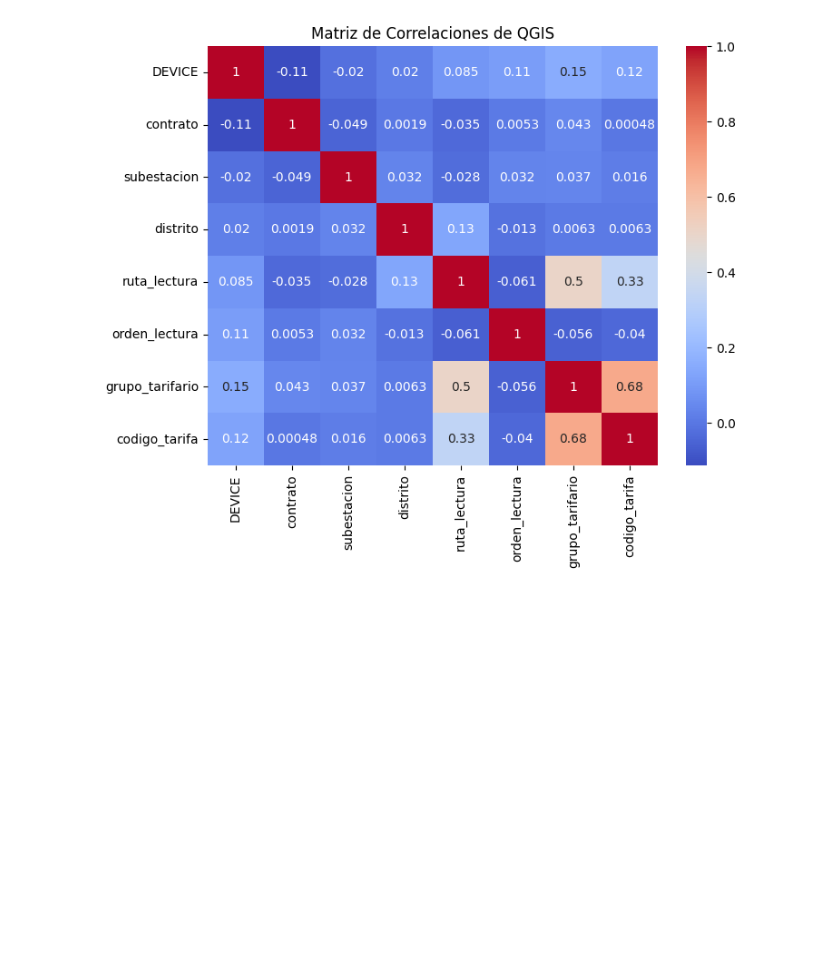
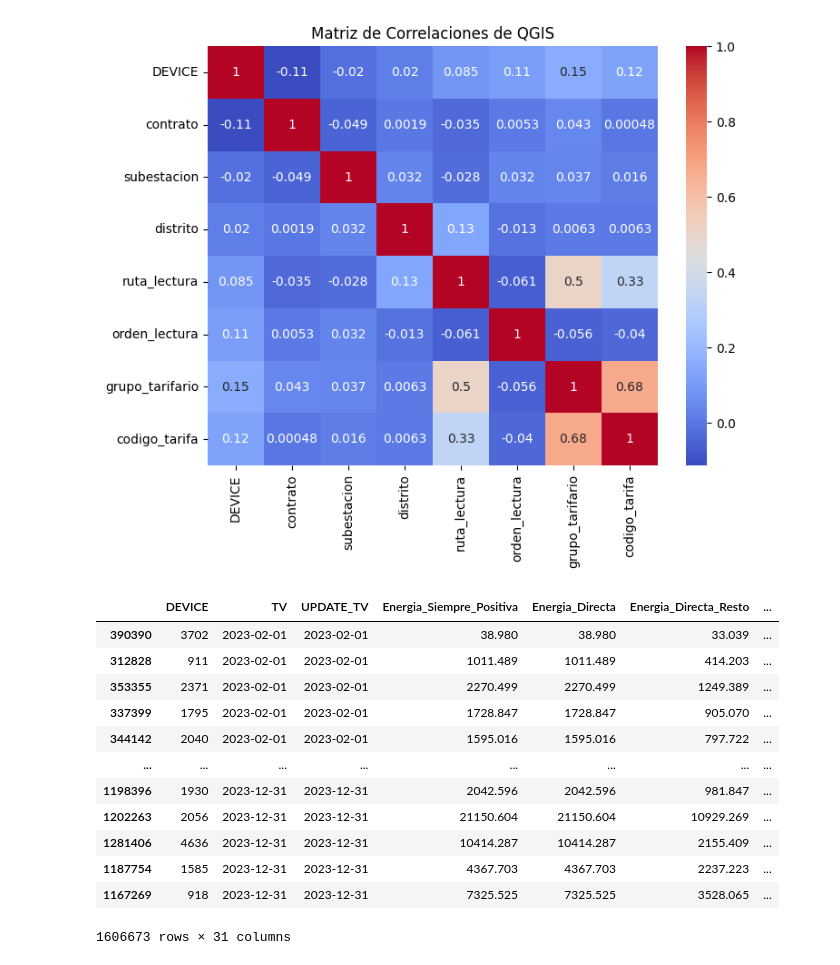
Before and after one commit to pasollipaula/DiplodatosMentoria, a Jupyter notebook: carga_datasets.ipynb, the cells around one changed output. Saved outputs shown, nothing was run; the diff lists cells and outputs as text; code cells hidden in the pictures; blank space fills up the shorter version.

```diff
--- a/carga_datasets.ipynb
+++ b/carga_datasets.ipynb
@@ -520,3 +603,19 @@ plt.title('Matriz de Correlaciones de QGIS')
 plt.show()
 # %% [output]
 [figure]
+# %%
+consumos.loc[consumos['Energia_Inversa']==0].sort_values('Fecha_hora')
+# %% [output]
+|  | DEVICE | TV | UPDATE_TV | Energia_Siempre_Positiva | Energia_Directa | Energia_Directa_Resto | ... |
+| 390390 | 3702 | 2023-02-01 | 2023-02-01 | 38.980 | 38.980 | 33.039 | ... |
+| 312828 | 911 | 2023-02-01 | 2023-02-01 | 1011.489 | 1011.489 | 414.203 | ... |
+| 353355 | 2371 | 2023-02-01 | 2023-02-01 | 2270.499 | 2270.499 | 1249.389 | ... |
+| 337399 | 1795 | 2023-02-01 | 2023-02-01 | 1728.847 | 1728.847 | 905.070 | ... |
+| 344142 | 2040 | 2023-02-01 | 2023-02-01 | 1595.016 | 1595.016 | 797.722 | ... |
+| ... | ... | ... | ... | ... | ... | ... | ... |
+| 1198396 | 1930 | 2023-12-31 | 2023-12-31 | 2042.596 | 2042.596 | 981.847 | ... |
+| 1202263 | 2056 | 2023-12-31 | 2023-12-31 | 21150.604 | 21150.604 | 10929.269 | ... |
+| 1281406 | 4636 | 2023-12-31 | 2023-12-31 | 10414.287 | 10414.287 | 2155.409 | ... |
+| 1187754 | 1585 | 2023-12-31 | 2023-12-31 | 4367.703 | 4367.703 | 2237.223 | ... |
+| 1167269 | 918 | 2023-12-31 | 2023-12-31 | 7325.525 | 7325.525 | 3528.065 | ... |
+1606673 rows × 31 columns
```
Also changed, not shown: parts of 18 cells of this notebook.
